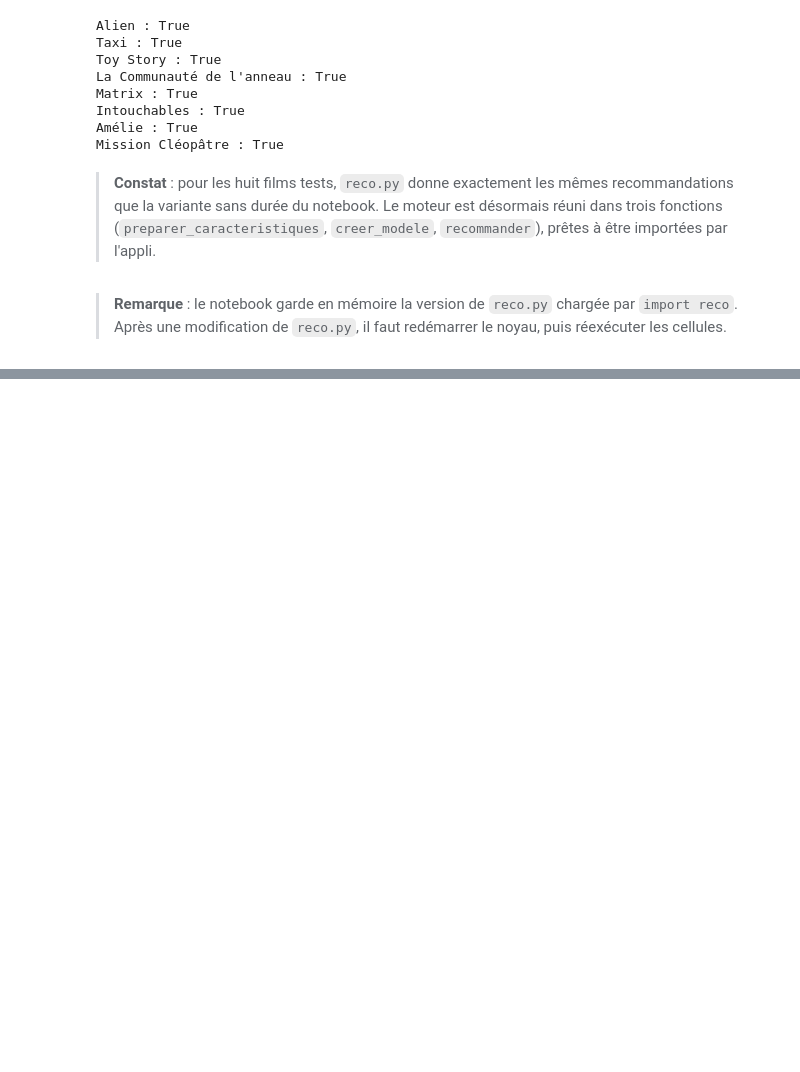
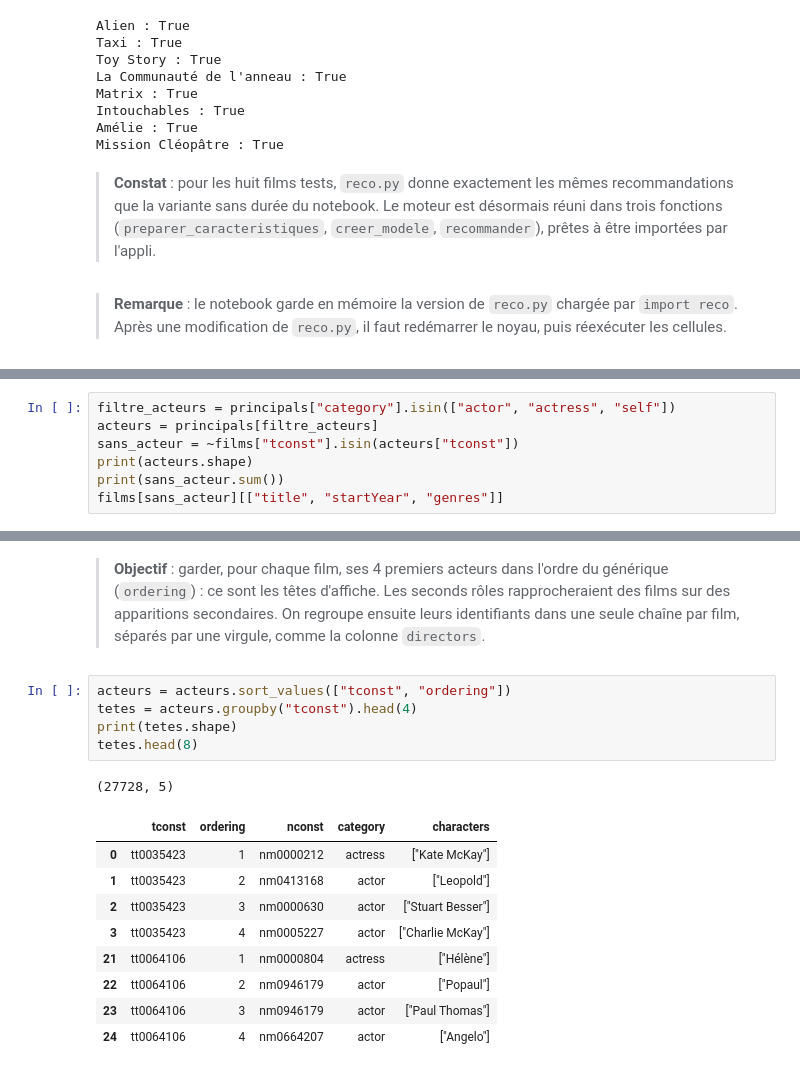
Before and after one commit to noah-mathieu-data/projet2-cinema, a Jupyter notebook: notebooks/moteur_recommandation.ipynb, the cells around one changed output, grey strips where cells are left out. Cells and saved outputs as stored; diff of their text form; blank space fills up the shorter version.

```diff
--- a/notebooks/moteur_recommandation.ipynb
+++ b/notebooks/moteur_recommandation.ipynb
@@ -1975,0 +2542,7 @@ Mission Cléopâtre : True
+# %%
+filtre_acteurs = principals["category"].isin(["actor", "actress", "self"])
+acteurs = principals[filtre_acteurs]
+sans_acteur = ~films["tconst"].isin(acteurs["tconst"])
+print(acteurs.shape)
+print(sans_acteur.sum())
+films[sans_acteur][["title", "startYear", "genres"]]
@@ -1975,0 +2559,18 @@ Mission Cléopâtre : True
+# %% [markdown]
+> **Objectif** : garder, pour chaque film, ses 4 premiers acteurs dans l'ordre du générique (`ordering`) : ce sont les têtes d'affiche. Les seconds rôles rapprocheraient des films sur des apparitions secondaires. On regroupe ensuite leurs identifiants dans une seule chaîne par film, séparés par une virgule, comme la colonne `directors`.
+# %%
+acteurs = acteurs.sort_values(["tconst", "ordering"])
+tetes = acteurs.groupby("tconst").head(4)
+print(tetes.shape)
+tetes.head(8)
+# %% [output]
+(27728, 5)
+|  | tconst | ordering | nconst | category | characters |
+| 0 | tt0035423 | 1 | nm0000212 | actress | ["Kate McKay"] |
+| 1 | tt0035423 | 2 | nm0413168 | actor | ["Leopold"] |
+| 2 | tt0035423 | 3 | nm0000630 | actor | ["Stuart Besser"] |
+| 3 | tt0035423 | 4 | nm0005227 | actor | ["Charlie McKay"] |
+| 21 | tt0064106 | 1 | nm0000804 | actress | ["Hélène"] |
+| 22 | tt0064106 | 2 | nm0946179 | actor | ["Popaul"] |
+| 23 | tt0064106 | 3 | nm0946179 | actor | ["Paul Thomas"] |
+| 24 | tt0064106 | 4 | nm0664207 | actor | ["Angelo"] |
```
Also changed, not shown: parts of 96 cells of this notebook.
